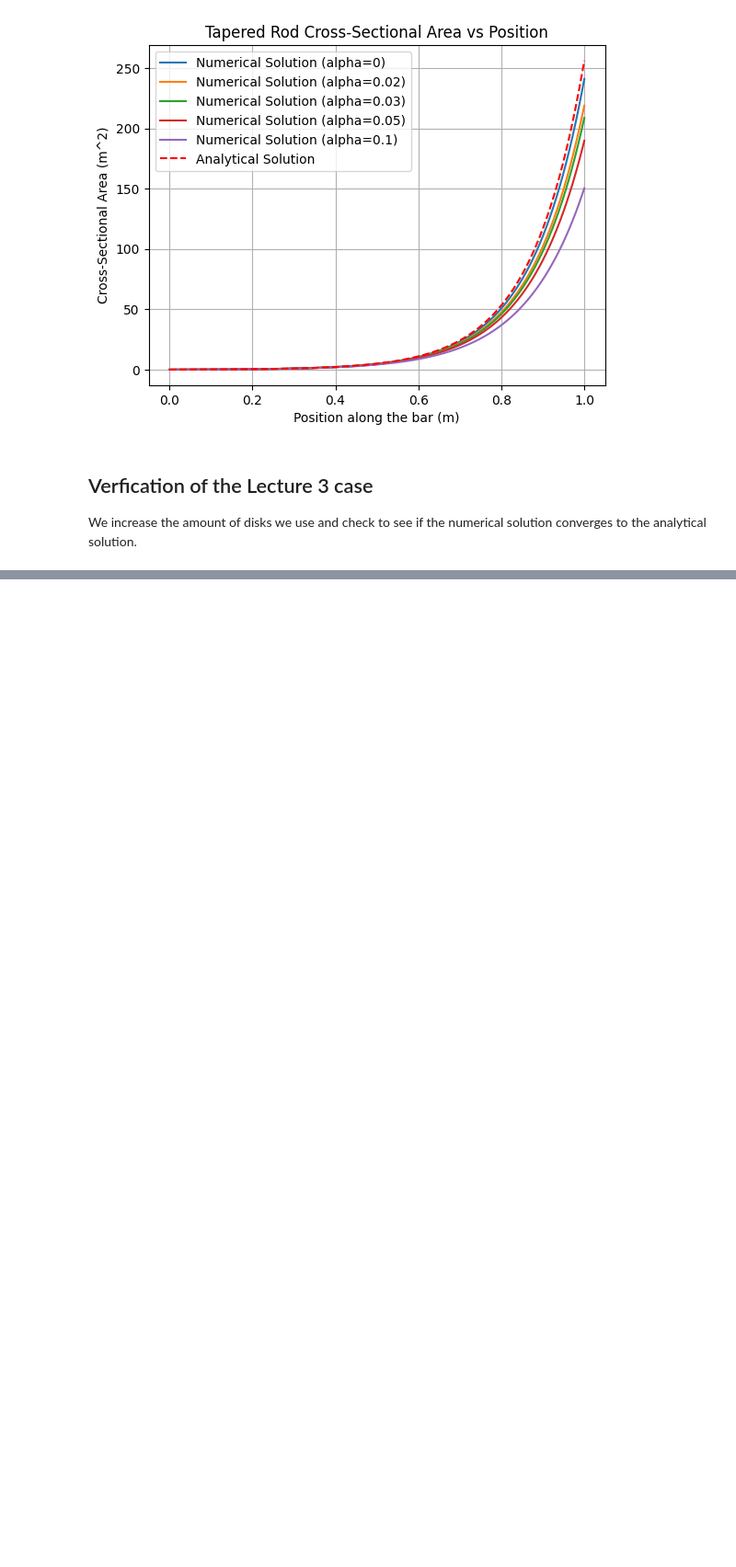
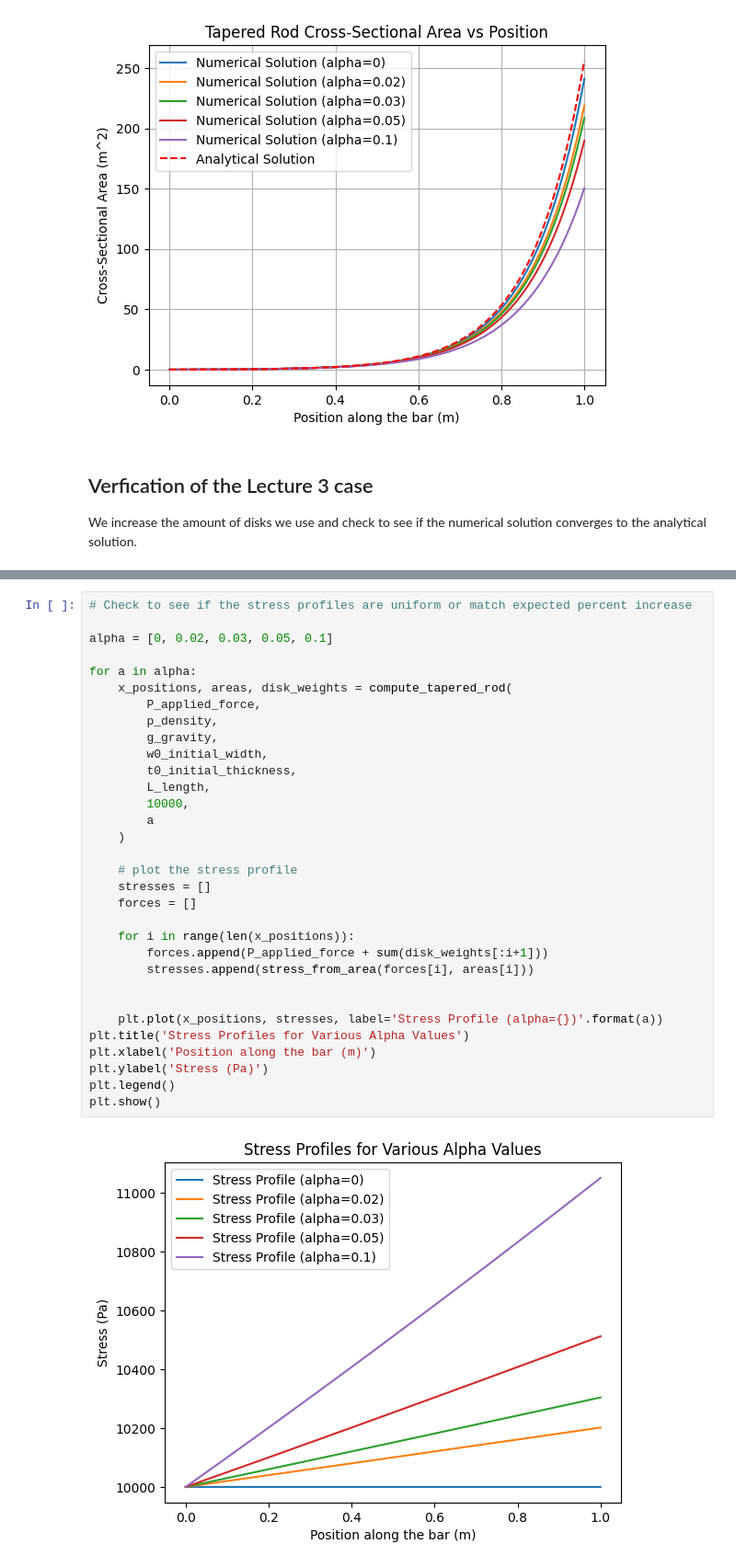
Before and after one commit to AndreCox/ENGR-492-Final, a Jupyter notebook: final-exam.ipynb, the cells around one changed output, grey strips where cells are left out. Shown at 92% size. Cells and saved outputs as stored; diff of their text form; blank space fills up the shorter version.

```diff
--- a/final-exam.ipynb
+++ b/final-exam.ipynb
@@ -186,0 +273,34 @@ Minimum error achieved: 0.7869293485487674
+# %%
+# Check to see if the stress profiles are uniform or match expected percent increase
+
+alpha = [0, 0.02, 0.03, 0.05, 0.1]
+
+for a in alpha:
+    x_positions, areas, disk_weights = compute_tapered_rod(
+        P_applied_force,
+        p_density,
+        g_gravity,
+        w0_initial_width,
+        t0_initial_thickness,
+        L_length,
+        10000,
+        a
+    )
+
+    # plot the stress profile
+    stresses = []
+    forces = []
+
+    for i in range(len(x_positions)):
+        forces.append(P_applied_force + sum(disk_weights[:i+1]))
+        stresses.append(stress_from_area(forces[i], areas[i]))
+
+
+    plt.plot(x_positions, stresses, label='Stress Profile (alpha={})'.format(a))
+plt.title('Stress Profiles for Various Alpha Values')
+plt.xlabel('Position along the bar (m)')
+plt.ylabel('Stress (Pa)')
+plt.legend()
+plt.show()
+# %% [output]
+[figure, added]
```
Also changed, not shown: parts of 9 cells of this notebook, 2 other files.
